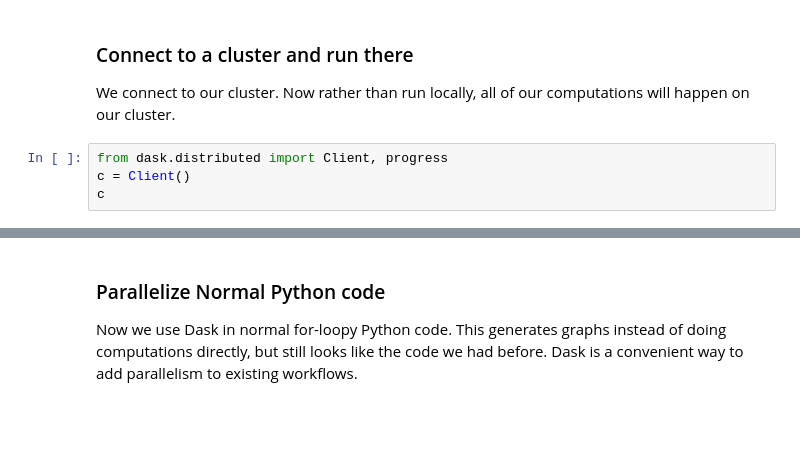
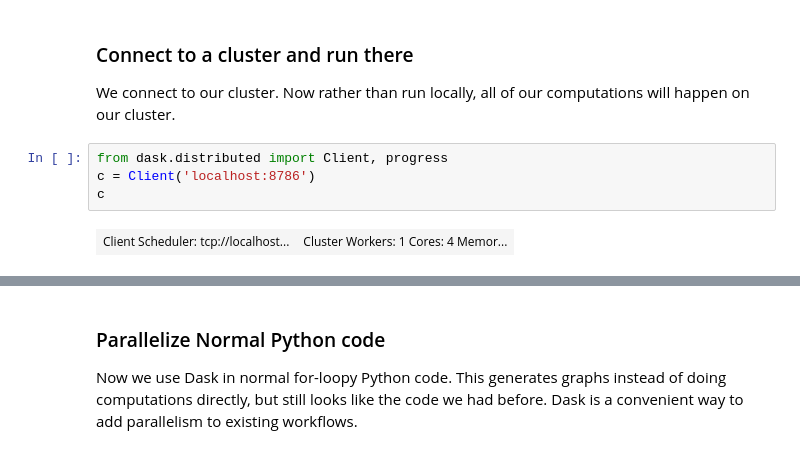
Before and after one commit to mrocklin/slides, a Jupyter notebook: notebooks/custom-delayed.ipynb, the cells around one changed output, grey strips where cells are left out. Cells and saved outputs as stored; diff of their text form; blank space fills up the shorter version.

```diff
--- a/notebooks/custom-delayed.ipynb
+++ b/notebooks/custom-delayed.ipynb
@@ -75,7 +87,9 @@ z.compute()
 We connect to our cluster.  Now rather than run locally, all of our computations will happen on our cluster.
 # %%
 from dask.distributed import Client, progress
-c = Client()
+c = Client('localhost:8786')
 c
+# %% [output]
+| Client Scheduler: tcp://localhost... | Cluster Workers: 1 Cores: 4 Memor... |
 # %%
 z.compute()
```
Also changed, not shown: parts of 8 cells of this notebook, 2 other files.
